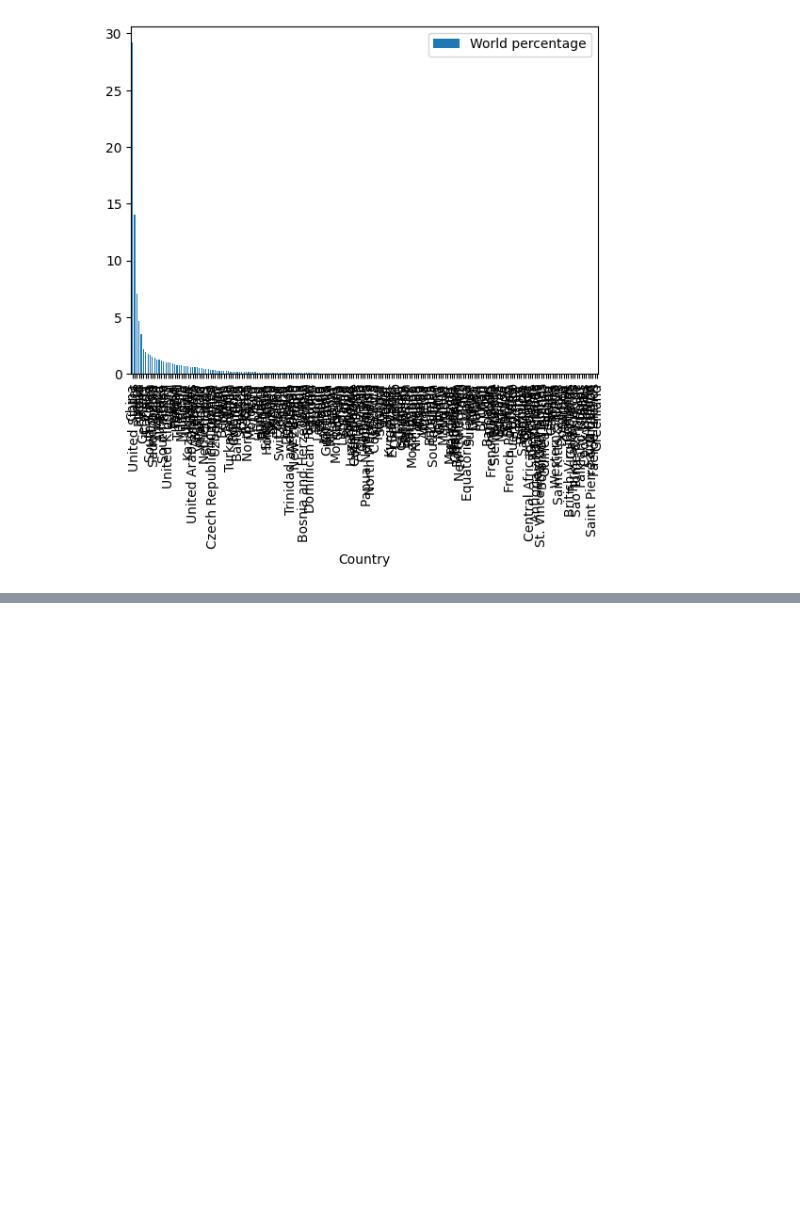
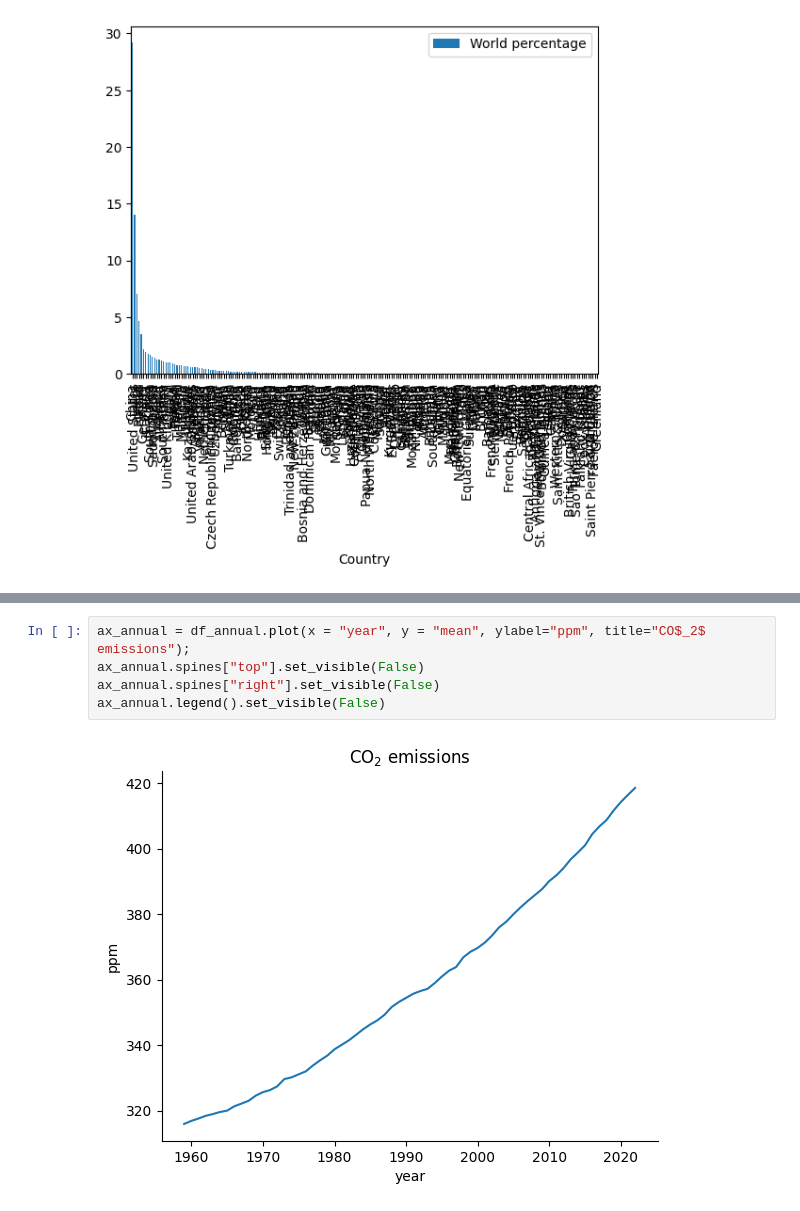
Before and after one commit to LordOfTurtles/Python-Erik-Johansson-OPA23, a Jupyter notebook: code_alongs/Lec10_data_storytelling.ipynb, the cells around one changed output, grey strips where cells are left out. Drawn from its saved outputs; the diff is of its cells as text; blank space fills up the shorter version.

```diff
--- a/code_alongs/Lec10_data_storytelling.ipynb
+++ b/code_alongs/Lec10_data_storytelling.ipynb
@@ -86,0 +102,7 @@ df_country.plot(kind="bar", x="Country", y="World percentage")
+# %%
+ax_annual = df_annual.plot(x = "year", y = "mean", ylabel="ppm", title="CO$_2$ emissions");
+ax_annual.spines["top"].set_visible(False)
+ax_annual.spines["right"].set_visible(False)
+ax_annual.legend().set_visible(False)
+# %% [output]
+[figure, added]
```
Also changed, not shown: parts of 3 cells of this notebook.
